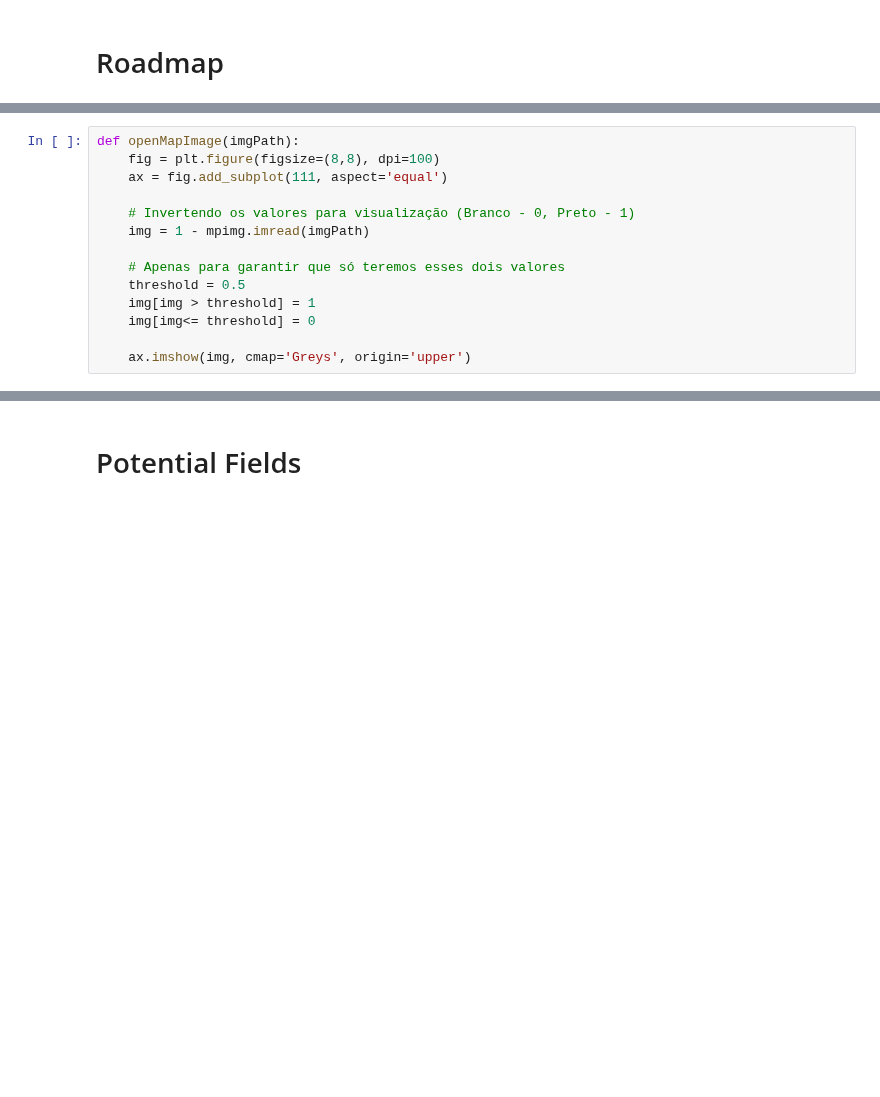
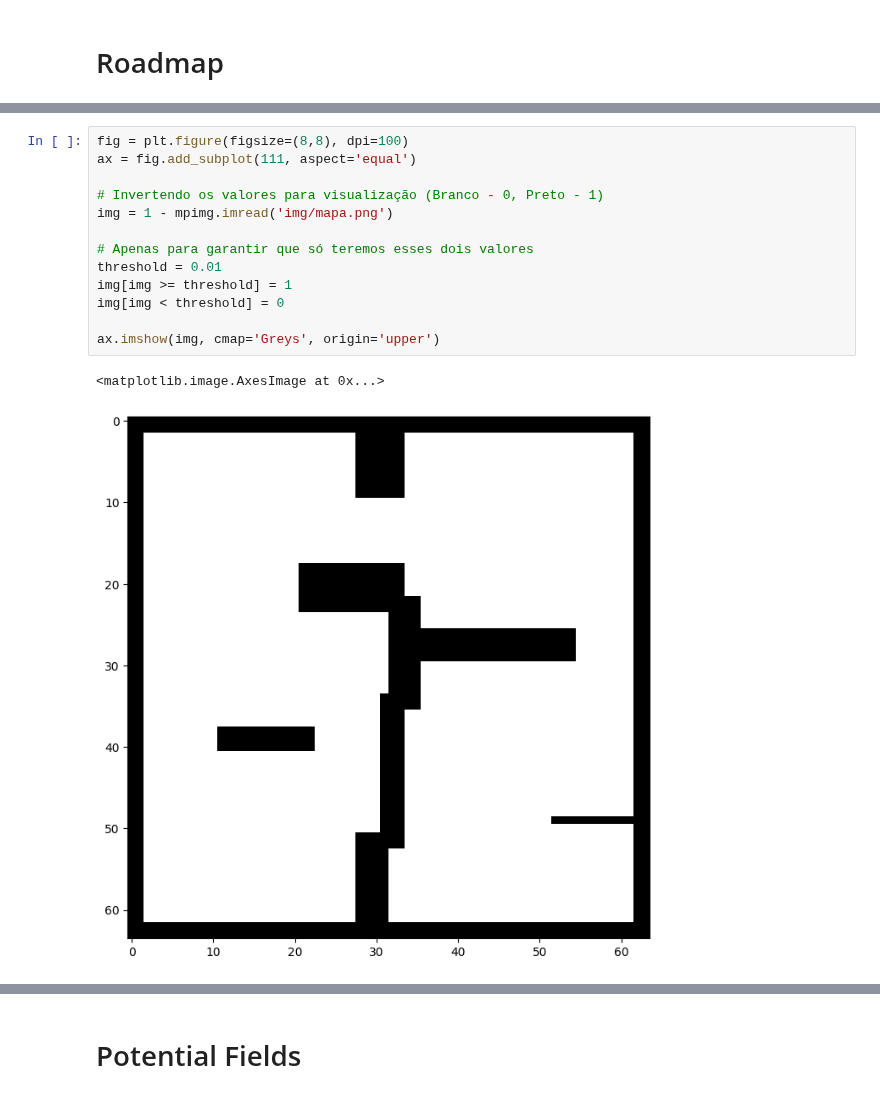
Before and after one commit to EnnesJp/robotica-movel-tp1, a Jupyter notebook: TP2/robotica-movel-tp2.ipynb, the cells around one changed output, grey strips where cells are left out. Cells and saved outputs as stored; diff of their text form; blank space fills up the shorter version.

```diff
--- a/TP2/robotica-movel-tp2.ipynb
+++ b/TP2/robotica-movel-tp2.ipynb
@@ -78,15 +19,17 @@ def holonomicControl(goal:np.ndarray, gain:np.ndarray, breakDist:float = 0.05) -
 # %%
-def openMapImage(imgPath):
-    fig = plt.figure(figsize=(8,8), dpi=100)
-    ax = fig.add_subplot(111, aspect='equal')
+fig = plt.figure(figsize=(8,8), dpi=100)
+ax = fig.add_subplot(111, aspect='equal')
 
-    # Invertendo os valores para visualização (Branco - 0, Preto - 1)
-    img = 1 - mpimg.imread(imgPath)
+# Invertendo os valores para visualização (Branco - 0, Preto - 1)
+img = 1 - mpimg.imread('img/mapa.png')
 
-    # Apenas para garantir que só teremos esses dois valores
-    threshold = 0.5
-    img[img > threshold] = 1
-    img[img<= threshold] = 0
+# Apenas para garantir que só teremos esses dois valores
+threshold = 0.01
+img[img >= threshold] = 1
+img[img < threshold] = 0
 
-    ax.imshow(img, cmap='Greys', origin='upper')
+ax.imshow(img, cmap='Greys', origin='upper')
+# %% [output]
+<matplotlib.image.AxesImage at 0x...>
+[figure, added]
 # %%
```
Also changed, not shown: parts of 12 cells of this notebook, 5 other files.
